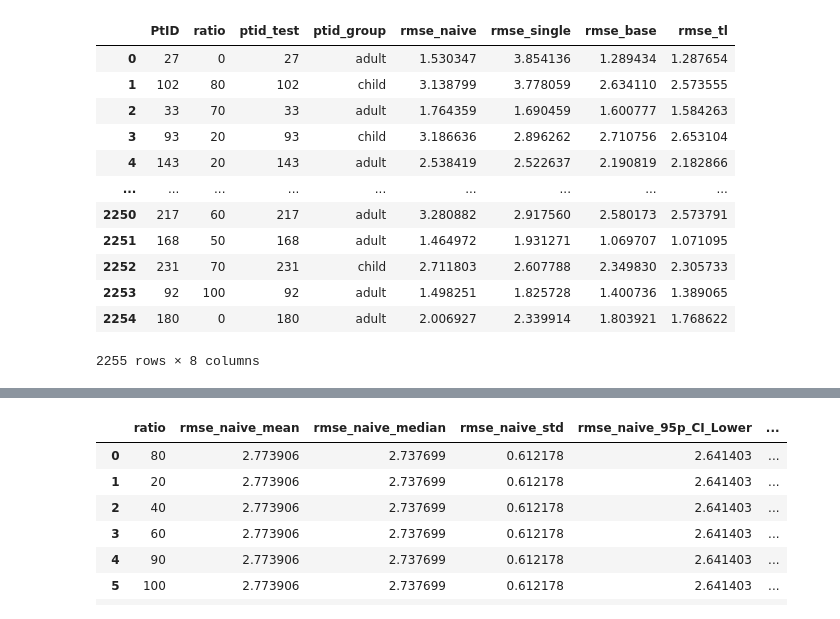
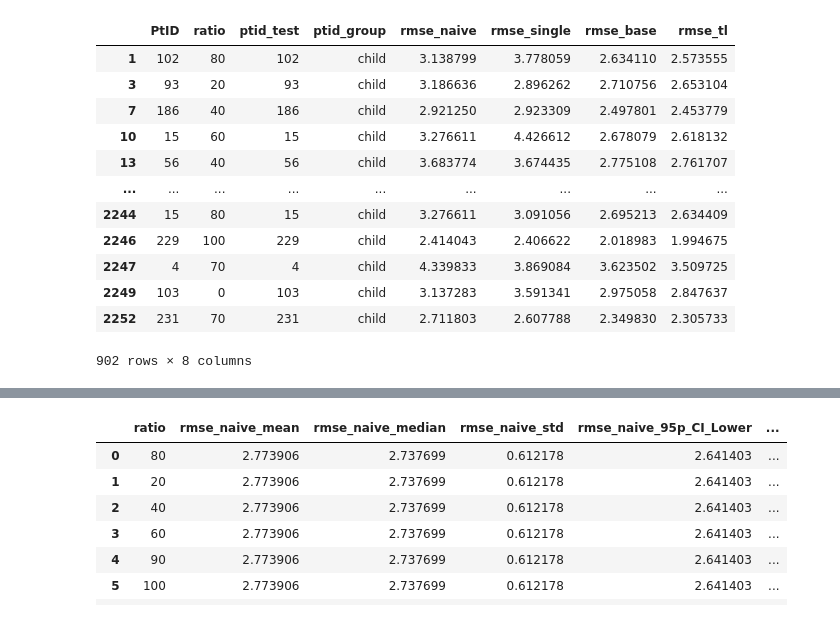
Before and after one commit to hulmanlab/jchr_racial_diff, a Jupyter notebook: scripts/3_2_plot_results.ipynb, the cells around one changed output, grey strips where cells are left out. Saved outputs shown, nothing was run; the diff lists cells and outputs as text; code cells hidden in the pictures.

```diff
--- a/scripts/3_2_plot_results.ipynb
+++ b/scripts/3_2_plot_results.ipynb
@@ -1,40 +1,41 @@
 # %%
 import pandas as pd
 
 # column = 'race'
 # group1 = 'white'
 # group2 = 'black'
 
 # column = 'gender'
 # group1 = 'male'
 # group2 = 'female'
 
 column = 'age'
 group1 = 'child'
 group2 = 'adult'
 
 # column = 'edulevel'
 # group1 = 'low'
 # group2 = 'high'
 
 
 file_path = f'../results/processed_data/3_1_calculated_ressults/3_1_calculated_results_v6_{column}.csv'
 df = pd.read_csv(file_path)
 df.drop('Unnamed: 0', axis=1, inplace=True)
 df_gr1 = df[df['ptid_group'] == group1]
 df_gr2 = df[df['ptid_group'] == group2]
 df
+df_gr1
 # %% [output]
 |  | PtID | ratio | ptid_test | ptid_group | rmse_naive | rmse_single | rmse_base | rmse_tl |
-| 0 | 27 | 0 | 27 | adult | 1.530347 | 3.854136 | 1.289434 | 1.287654 |
 | 1 | 102 | 80 | 102 | child | 3.138799 | 3.778059 | 2.634110 | 2.573555 |
-| 2 | 33 | 70 | 33 | adult | 1.764359 | 1.690459 | 1.600777 | 1.584263 |
 | 3 | 93 | 20 | 93 | child | 3.186636 | 2.896262 | 2.710756 | 2.653104 |
-| 4 | 143 | 20 | 143 | adult | 2.538419 | 2.522637 | 2.190819 | 2.182866 |
+| 7 | 186 | 40 | 186 | child | 2.921250 | 2.923309 | 2.497801 | 2.453779 |
+| 10 | 15 | 60 | 15 | child | 3.276611 | 4.426612 | 2.678079 | 2.618132 |
+| 13 | 56 | 40 | 56 | child | 3.683774 | 3.674435 | 2.775108 | 2.761707 |
 | ... | ... | ... | ... | ... | ... | ... | ... | ... |
-| 2250 | 217 | 60 | 217 | adult | 3.280882 | 2.917560 | 2.580173 | 2.573791 |
-| 2251 | 168 | 50 | 168 | adult | 1.464972 | 1.931271 | 1.069707 | 1.071095 |
+| 2244 | 15 | 80 | 15 | child | 3.276611 | 3.091056 | 2.695213 | 2.634409 |
+| 2246 | 229 | 100 | 229 | child | 2.414043 | 2.406622 | 2.018983 | 1.994675 |
+| 2247 | 4 | 70 | 4 | child | 4.339833 | 3.869084 | 3.623502 | 3.509725 |
+| 2249 | 103 | 0 | 103 | child | 3.137283 | 3.591341 | 2.975058 | 2.847637 |
 | 2252 | 231 | 70 | 231 | child | 2.711803 | 2.607788 | 2.349830 | 2.305733 |
-| 2253 | 92 | 100 | 92 | adult | 1.498251 | 1.825728 | 1.400736 | 1.389065 |
-| 2254 | 180 | 0 | 180 | adult | 2.006927 | 2.339914 | 1.803921 | 1.768622 |
-2255 rows × 8 columns
+902 rows × 8 columns
```
Also changed, not shown: parts of 5 cells of this notebook.
